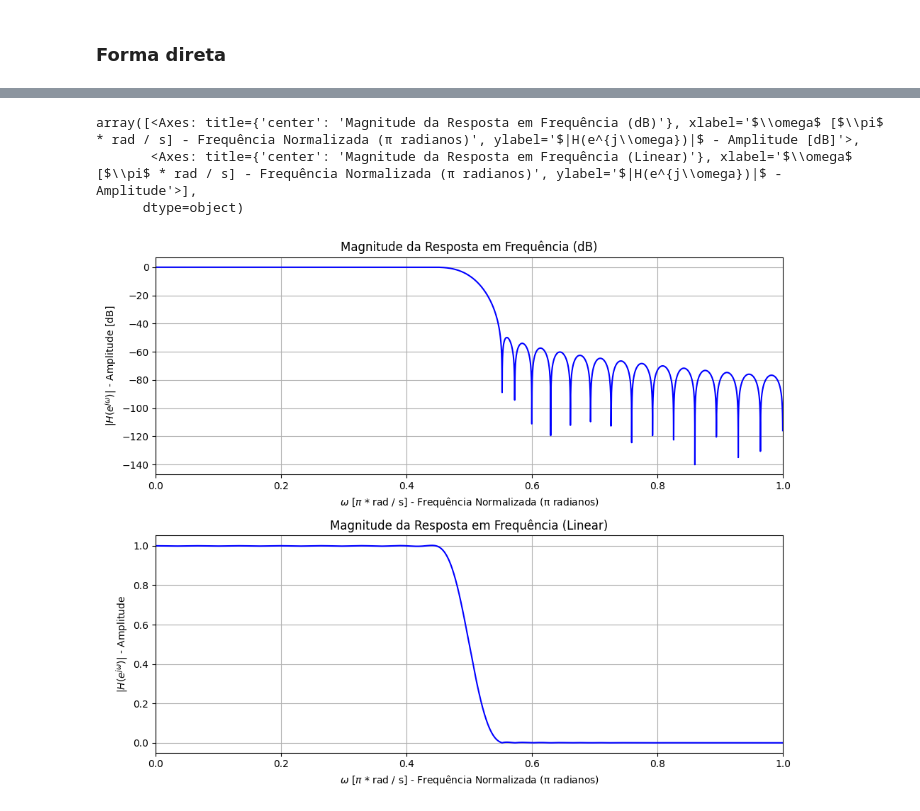
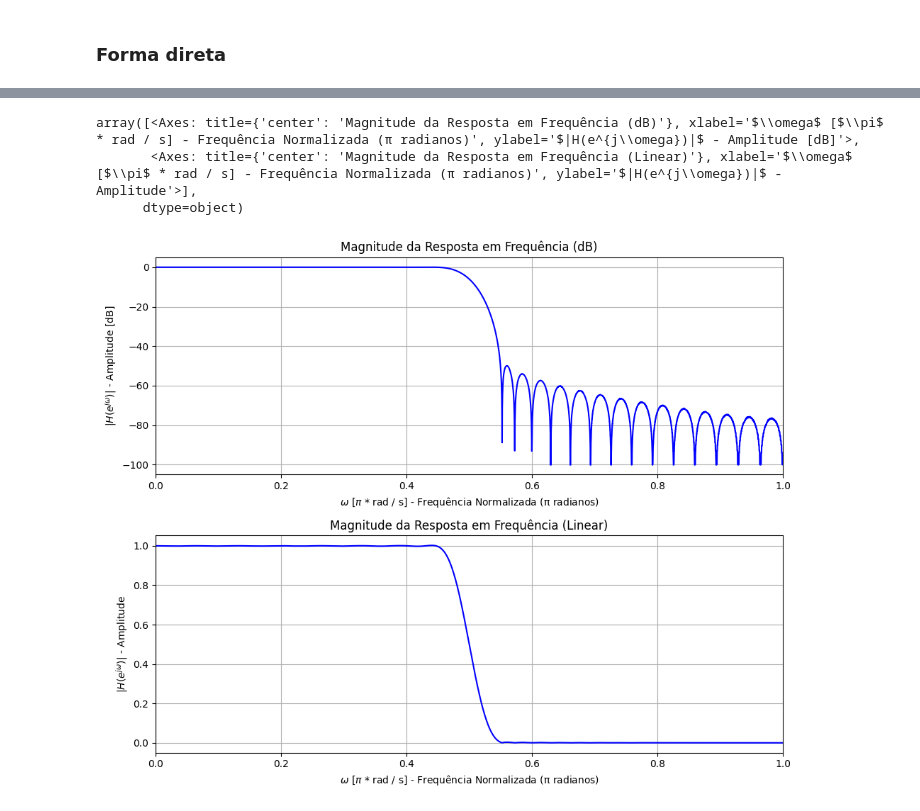
Before and after one commit to IvonLuiz/FIR_Filter_WindowMethod, a Jupyter notebook: notebook/FIR.ipynb, the cells around one changed output, grey strips where cells are left out. Drawn from its saved outputs; the diff is of its cells as text; code cells hidden in the pictures.

```diff
--- a/notebook/FIR.ipynb
+++ b/notebook/FIR.ipynb
@@ -309,11 +344,11 @@ axs[0].axhline(-As, color='green', linestyle='--', label='Atenuação Banda Reje
 # %%
-n_casas = 8
+n_casas = 5
 _w = np.round(w, decimals=n_casas)
 _H = np.round(H, decimals=n_casas)
 
 plot_frequency_response_direct(w, _H)
 # %% [output]
 array([<Axes: title={'center': 'Magnitude da Resposta em Frequência (dB)'}, xlabel='$\\omega$ [$\\pi$ * rad / s] - Frequência Normalizada (π radianos)', ylabel='$|H(e^{j\\omega})|$ - Amplitude [dB]'>,
        <Axes: title={'center': 'Magnitude da Resposta em Frequência (Linear)'}, xlabel='$\\omega$ [$\\pi$ * rad / s] - Frequência Normalizada (π radianos)', ylabel='$|H(e^{j\\omega})|$ - Amplitude'>],
       dtype=object)
-[figure, old version]
+[figure, new version]
```
Also changed, not shown: parts of 3 cells of this notebook.
